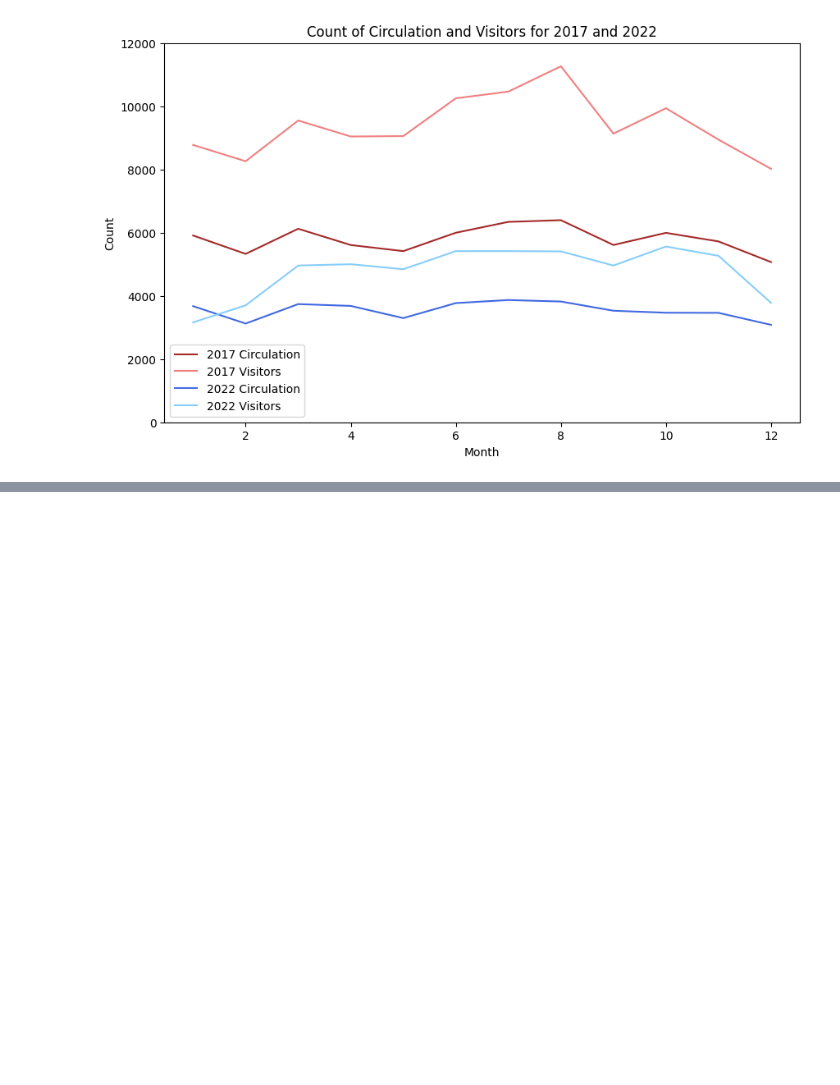
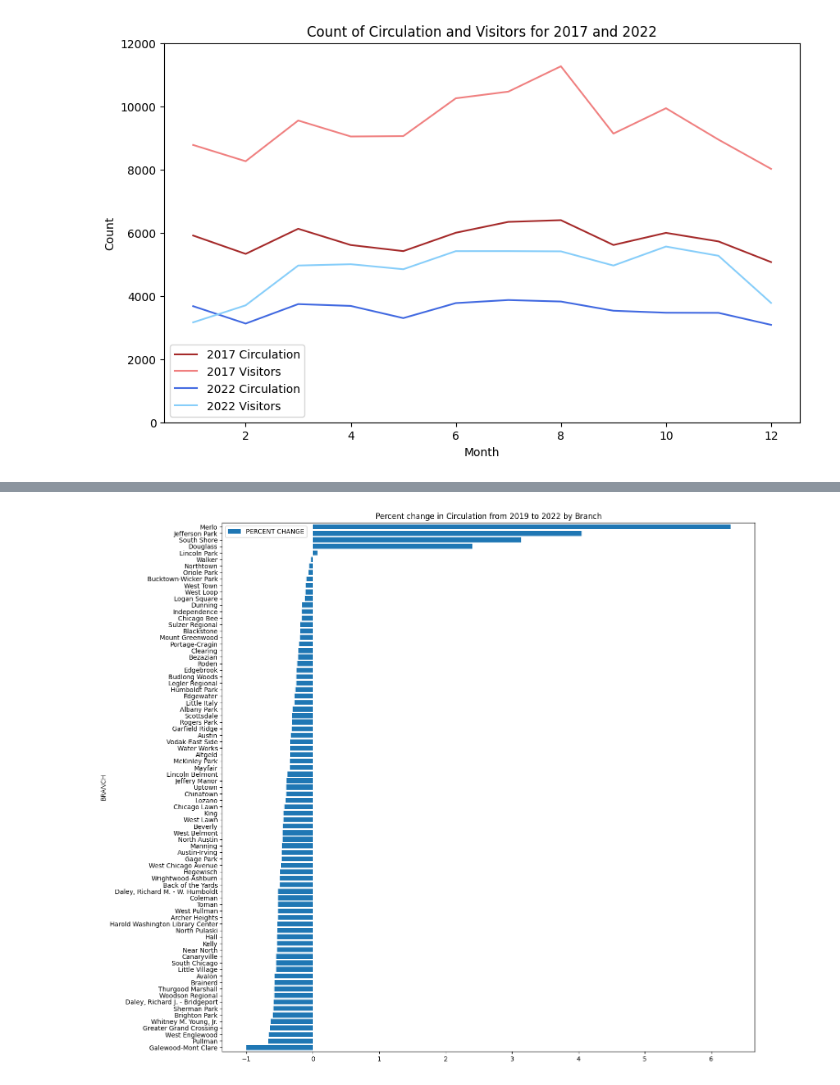
Before and after one commit to uchicago-dsi/cpl_project, a Jupyter notebook: can-summer-2023/basic circulation visuals.ipynb, the cells around one changed output, grey strips where cells are left out. Cells and saved outputs as stored; diff of their text form; code cells hidden in the pictures; blank space fills up the shorter version.

```diff
--- a/can-summer-2023/basic circulation visuals.ipynb
+++ b/can-summer-2023/basic circulation visuals.ipynb
@@ -246,9 +248,12 @@ def branch_cvcomp_linegraphs(enter_branch):
 # %%
 circ_19_22 = branch_metrics.loc[(branch_metrics['YEAR']==2019)|(branch_metrics['YEAR']==2022)]
 circ_19_22 = circ_19_22.groupby(['BRANCH', 'YEAR'])[['CIRCULATION']].mean().unstack()
 circ_19_22['PERCENT CHANGE'] = (circ_19_22['CIRCULATION'][2022]-circ_19_22['CIRCULATION'][2019])/circ_19_22['CIRCULATION'][2019]
 circ_19_22.head(5)
 circ_percent_change_19_22 = circ_19_22[['PERCENT CHANGE']].reset_index()
-#circ_percent_change_19_22.head(5)
-#circ_percent_change_19_22.plot(x = 'Branch', y = 'Percent Change', kind = 'barh')
+circ_percent_change_19_22.sort_values('PERCENT CHANGE', inplace = True)
+circ_percent_change_19_22.head(5)
+circ_percent_change_19_22.plot(x = 'BRANCH', y = 'PERCENT CHANGE', kind = 'barh', width = .75, figsize=(15,15), title = "Percent change in Circulation from 2019 to 2022 by Branch")
 plt.show()
+# %% [output]
+[figure, added]
```
Also changed, not shown: parts of 2 cells of this notebook.
